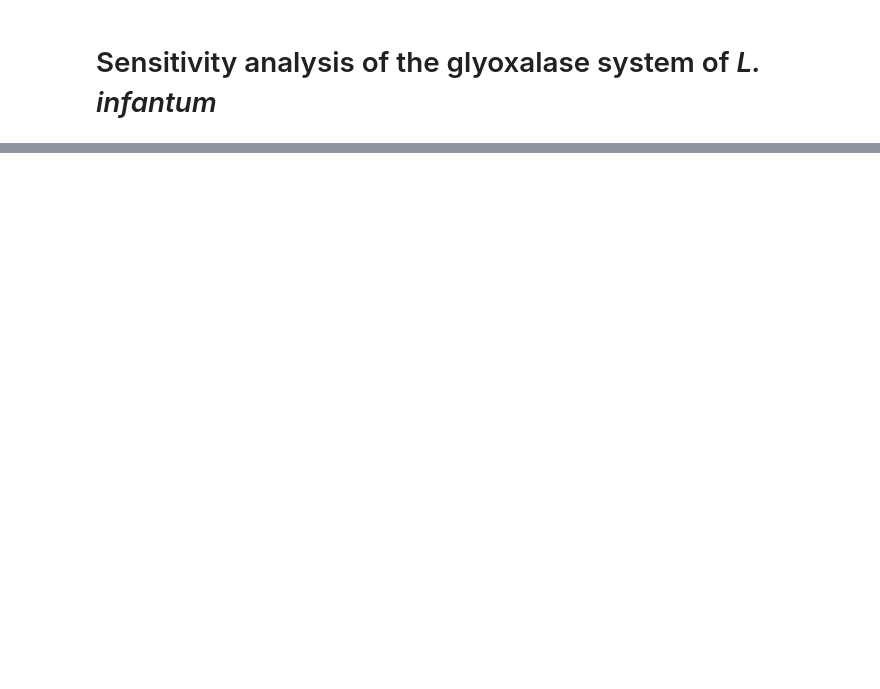
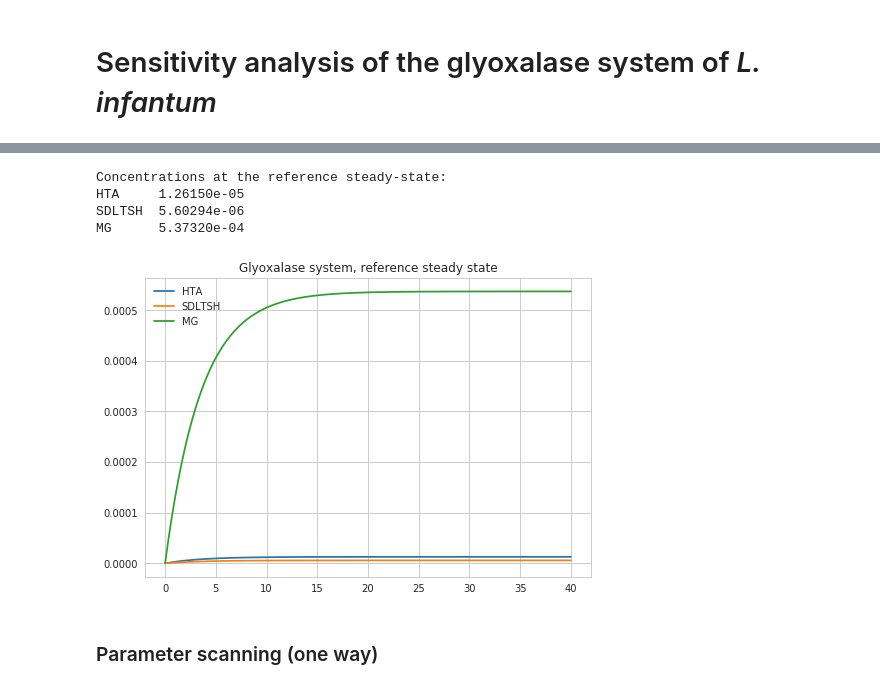
Before and after one commit to aeferreira/papers_repr_glyoxalases, a Jupyter notebook: silva_et_al_2005_FEBS_J/sensitivity_analysis.ipynb, the cells around one changed output, grey strips where cells are left out. Saved outputs shown, nothing was run; the diff lists cells and outputs as text; code cells hidden in the pictures; blank space fills up the shorter version.

```diff
--- a/silva_et_al_2005_FEBS_J/sensitivity_analysis.ipynb
+++ b/silva_et_al_2005_FEBS_J/sensitivity_analysis.ipynb
@@ -193,0 +87,39 @@ NOTE: this Figure 5. of the publication
+# %%
+m = read_model("""
+title Glyoxalase system, reference steady state
+
+vgen       : -> MG,            k1 * GAP + k2 * DHAP
+vconj      : MG + TSH2 -> HTA, k3 * MG * TSH2 - k4 * HTA
+vglo1      : HTA -> SDLTSH,    Vglo1 * HTA / (Kmglo1 + HTA)
+vglo2      : SDLTSH -> TSH2,   Vglo2 * SDLTSH  / (Kmglo2 + SDLTSH)
+
+k1          = 6.4e-3          # min-1
+k2          = 6.6e-4          # min-1
+GAP         = 0.0072          # mM
+DHAP        = 0.16            # mM
+
+k3          = 0.34            # mM-1 min-1
+k4          = 1.01            # min-1
+
+Vglo1       = 2 * 3.042       # mM min-1
+Vglo2       = 2 * 2.653       # mM min-1
+Kmglo1      = 2 * 0.253       # mM
+Kmglo2      = 2 * 0.0980      # mM
+
+init: (TSH2 = 2 * 0.45)
+!! HTA SDLTSH MG
+""")
+
+print('Concentrations at the reference steady-state:')
+ss = m.solve(tf=40.0)
+for n, v in ss.last.items():
+    print('{}\t{:.5e}'.format(n, v))
+ss.plot()
+# %% [output]
+Concentrations at the reference steady-state:
+HTA     1.26150e-05
+SDLTSH  5.60294e-06
+MG      5.37320e-04
+[figure, added]
+# %% [markdown]
+### Parameter scanning (one way)
```
Also changed, not shown: parts of 39 cells of this notebook, 1 other file.
